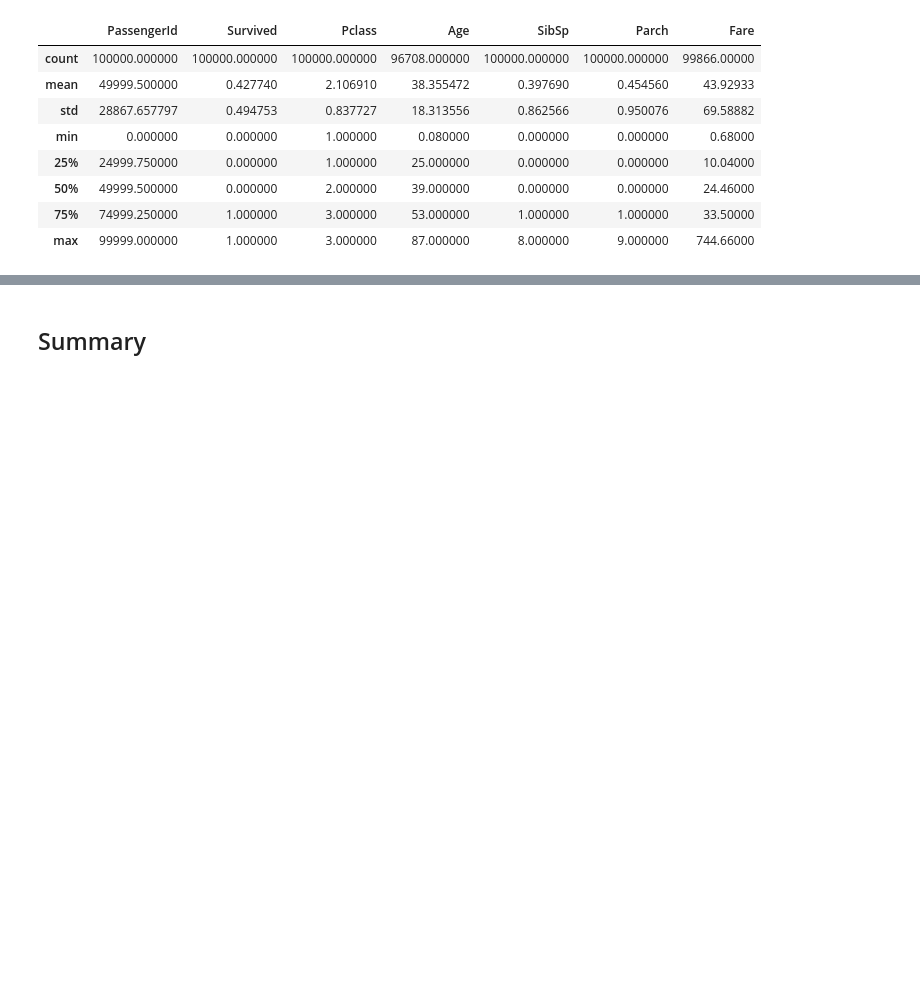
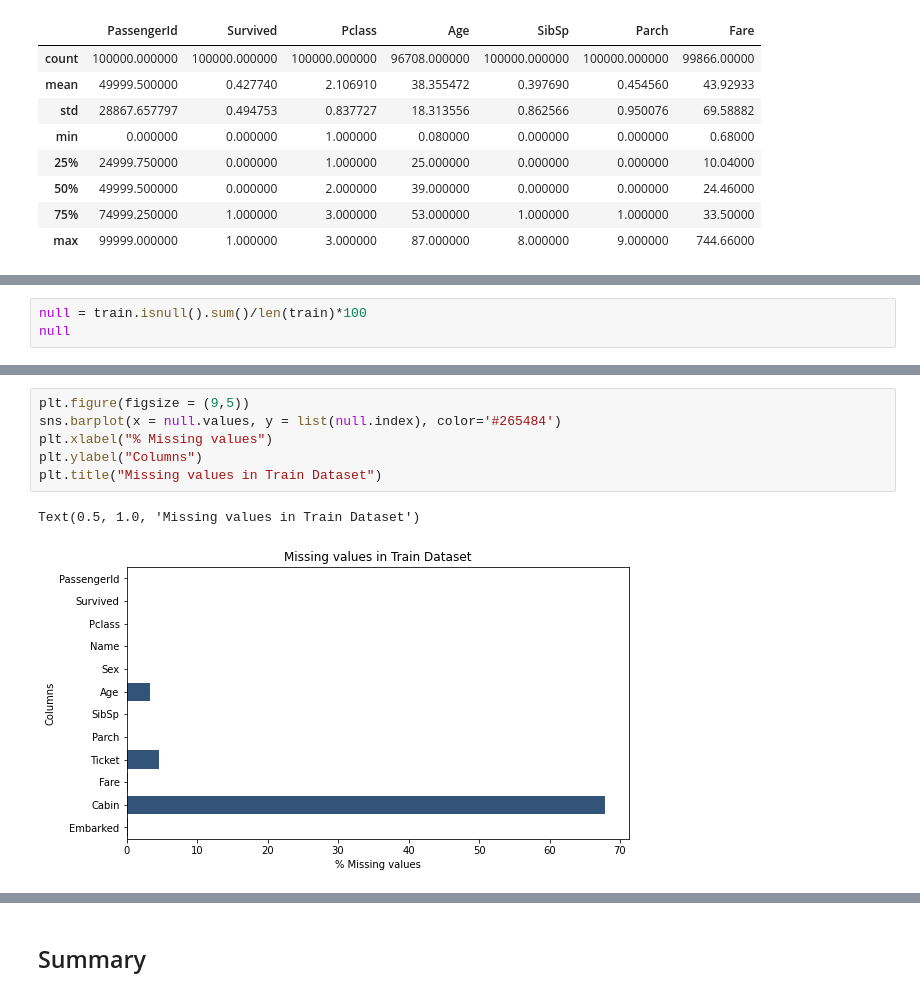
Before and after one commit to al-ensign/ml-introduction, a Jupyter notebook: 01_Descriptive_Statistics_and_Data_Exploration/eda.ipynb, the cells around one changed output, grey strips where cells are left out. Saved outputs shown, nothing was run; the diff lists cells and outputs as text; blank space fills up the shorter version.

```diff
--- a/01_Descriptive_Statistics_and_Data_Exploration/eda.ipynb
+++ b/01_Descriptive_Statistics_and_Data_Exploration/eda.ipynb
@@ -136,3 +79,6 @@ Sex                0
 SibSp              0
 Parch              0
 dtype: int64
+# %%
+null = train.isnull().sum()/len(train)*100
+null
@@ -138,0 +99,9 @@ dtype: int64
+# %%
+plt.figure(figsize = (9,5))
+sns.barplot(x = null.values, y = list(null.index), color='#265484')
+plt.xlabel("% Missing values")
+plt.ylabel("Columns")
+plt.title("Missing values in Train Dataset")
+# %% [output]
+Text(0.5, 1.0, 'Missing values in Train Dataset')
+[figure, added]
```
Also changed, not shown: parts of 24 cells of this notebook.
